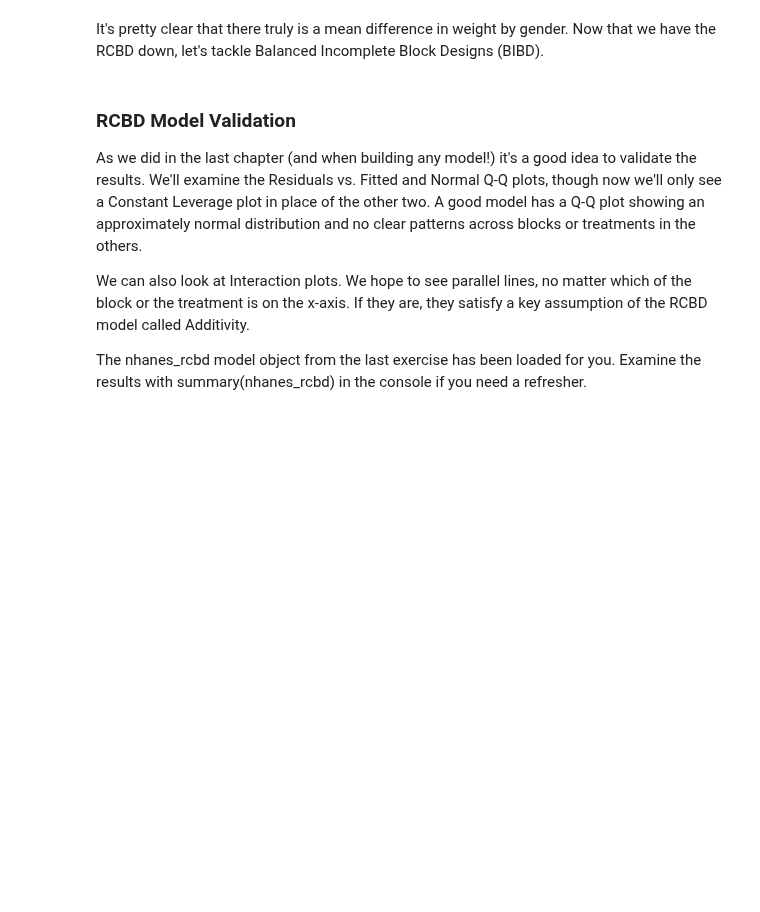
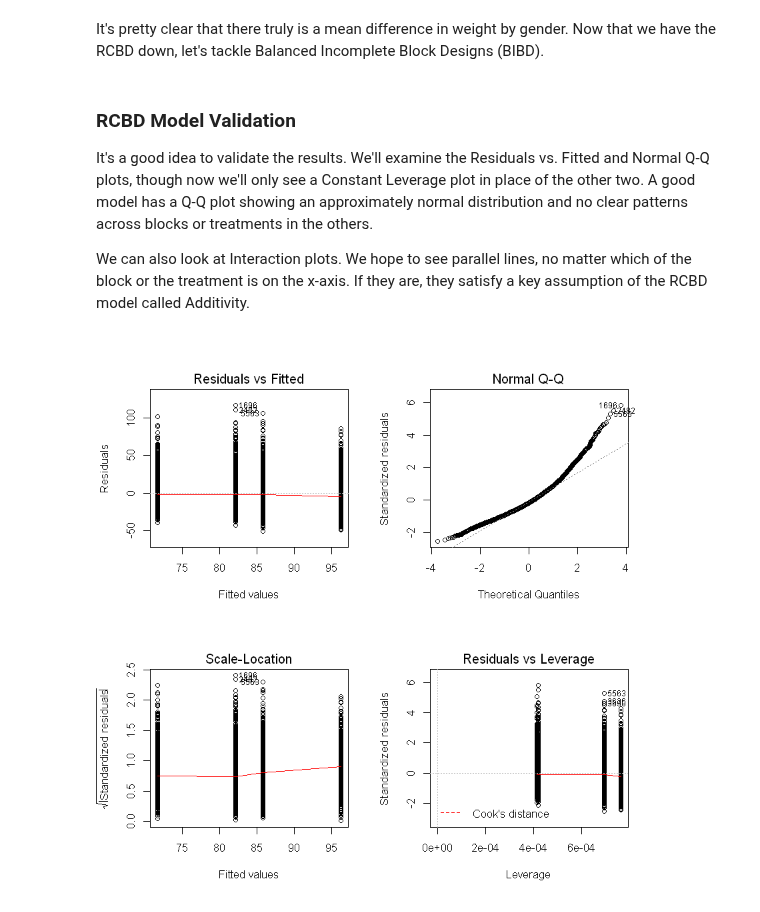
Before and after one commit to iamjz/R-Data, a Jupyter notebook: Design of Experiments.ipynb, the cells around one changed output. Drawn from its saved outputs; the diff is of its cells as text; code cells hidden in the pictures; blank space fills up the shorter version.

```diff
--- a/Design of Experiments.ipynb
+++ b/Design of Experiments.ipynb
@@ -1728,8 +1728,14 @@ nhanes_final %>%
 It's pretty clear that there truly is a mean difference in weight by gender. Now that we have the RCBD down, let's tackle Balanced Incomplete Block Designs (BIBD).
 # %% [markdown]
 ### RCBD Model Validation
-As we did in the last chapter (and when building any model!) it's a good idea to validate the results. We'll examine the Residuals vs. Fitted and Normal Q-Q plots, though now we'll only see a Constant Leverage plot in place of the other two. A good model has a Q-Q plot showing an approximately normal distribution and no clear patterns across blocks or treatments in the others.
+It's a good idea to validate the results. We'll examine the Residuals vs. Fitted and Normal Q-Q plots, though now we'll only see a Constant Leverage plot in place of the other two. A good model has a Q-Q plot showing an approximately normal distribution and no clear patterns across blocks or treatments in the others.
 
 We can also look at Interaction plots. We hope to see parallel lines, no matter which of the block or the treatment is on the x-axis. If they are, they satisfy a key assumption of the RCBD model called Additivity.
-
-The nhanes_rcbd model object from the last exercise has been loaded for you. Examine the results with summary(nhanes_rcbd) in the console if you need a refresher.
+# %%
+# For a 2x2 grid of plots:
+par(mfrow=c(2, 2))
+
+# Plot nhanes_rcbd
+plot(nhanes_rcbd)
+# %% [output]
+[figure, added]
```
Also changed, not shown: parts of 4 cells of this notebook.
